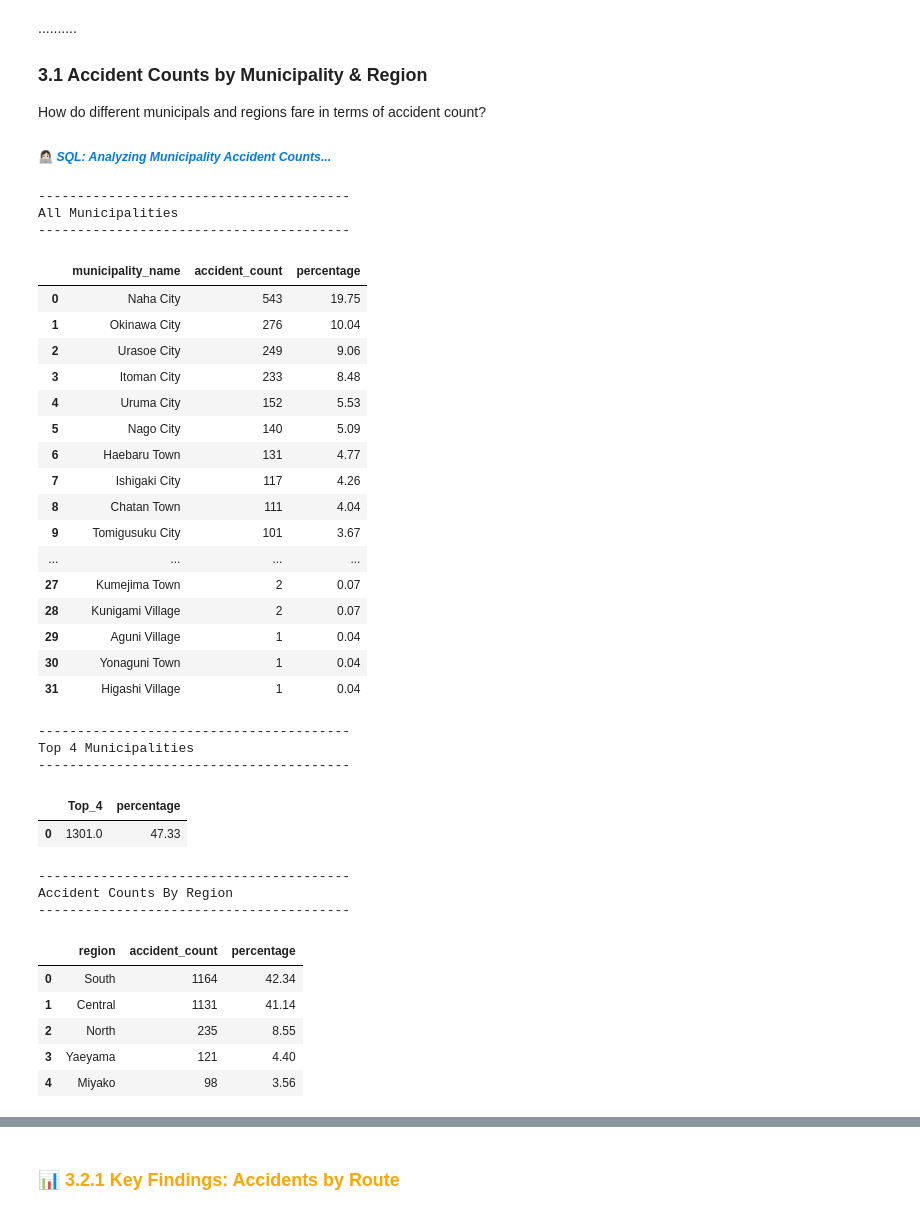
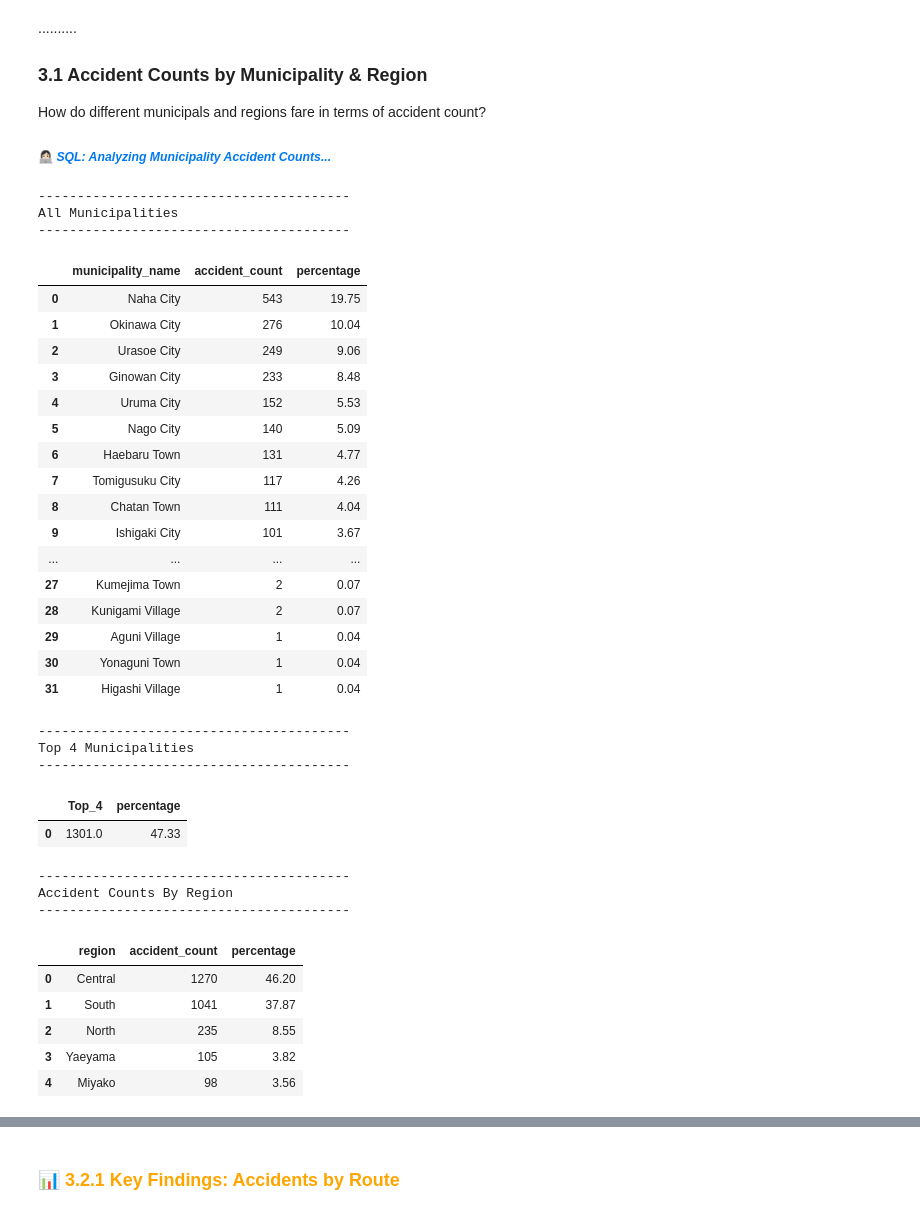
Before and after one commit to OutlierAud/Crash-Boom-Bang, a Jupyter notebook: notebooks/03_spatial_analysis.ipynb, the cells around one changed output, grey strips where cells are left out. Drawn from its saved outputs; the diff is of its cells as text; code cells hidden in the pictures.

```diff
--- a/notebooks/03_spatial_analysis.ipynb
+++ b/notebooks/03_spatial_analysis.ipynb
@@ -87,13 +88,13 @@ How do different municipals and regions fare in terms of accident count?
 conn.execute("""
 CREATE OR REPLACE TEMP VIEW municipality_counts AS
 SELECT
-    m.municipality_name,
+    COALESCE(m.municipality_name, 'Unmatched code') AS municipality_name,
     COUNT(*) AS accident_count
 
 FROM accidents a
 LEFT JOIN municipality m
     ON a.municipality_code = m.municipality_code
-GROUP BY m.municipality_name;
+GROUP BY 1;
 
 """)
 
@@ -123,13 +124,13 @@ All Municipalities
 | 0 | Naha City | 543 | 19.75 |
 | 1 | Okinawa City | 276 | 10.04 |
 | 2 | Urasoe City | 249 | 9.06 |
-| 3 | Itoman City | 233 | 8.48 |
+| 3 | Ginowan City | 233 | 8.48 |
 | 4 | Uruma City | 152 | 5.53 |
 | 5 | Nago City | 140 | 5.09 |
 | 6 | Haebaru Town | 131 | 4.77 |
-| 7 | Ishigaki City | 117 | 4.26 |
+| 7 | Tomigusuku City | 117 | 4.26 |
 | 8 | Chatan Town | 111 | 4.04 |
-| 9 | Tomigusuku City | 101 | 3.67 |
+| 9 | Ishigaki City | 101 | 3.67 |
 | ... | ... | ... | ... |
 | 27 | Kumejima Town | 2 | 0.07 |
 | 28 | Kunigami Village | 2 | 0.07 |
@@ -168,41 +169,34 @@ Top 4 Municipalities
 |  | Top_4 | percentage |
 | 0 | 1301.0 | 47.33 |
 # %%
-# Step 4: Aggregate by region
-
-# Pre-check: List of regions and municipalities under each region
-# list_region=conn.execute("""SELECT region, municipality_name FROM municipality ORDER BY region, municipality_name;""".fetch_df()
-#list_region
-
-
 # Step 4: Aggregate accident counts by region
 query_region ="""
 SELECT
-  m.region,
+  COALESCE(m.region, 'Unmatched code') AS region,
   COUNT(*) AS accident_count,
   ROUND(COUNT(*) * 100 / SUM(COUNT(*)) OVER(), 2) AS percentage
 FROM accidents a
 LEFT JOIN municipality m
   ON a.municipality_code = m.municipality_code
-GROUP BY m.region
+GROUP BY 1
 ORDER BY accident_count DESC;
 
 """
 
 
 results_region = conn.execute(query_region).fetchdf()
 print("\n----------------------------------------")
 print("Accident Counts By Region")
 print("----------------------------------------")
 display(results_region)
 # %% [output]
 ----------------------------------------
 Accident Counts By Region
 ----------------------------------------
 |  | region | accident_count | percentage |
-| 0 | South | 1164 | 42.34 |
-| 1 | Central | 1131 | 41.14 |
+| 0 | Central | 1270 | 46.20 |
+| 1 | South | 1041 | 37.87 |
 | 2 | North | 235 | 8.55 |
-| 3 | Yaeyama | 121 | 4.40 |
+| 3 | Yaeyama | 105 | 3.82 |
 | 4 | Miyako | 98 | 3.56 |
 # %% [markdown]
```
Also changed, not shown: parts of 13 cells of this notebook, 14 other files.
